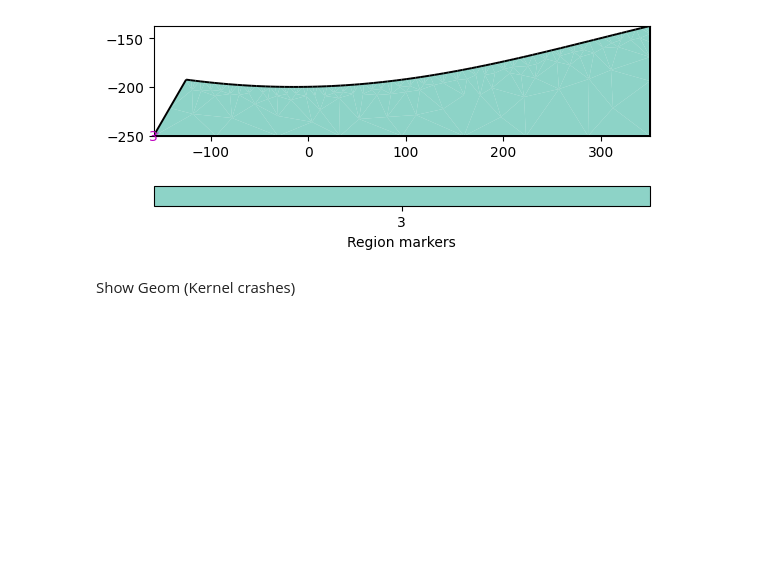
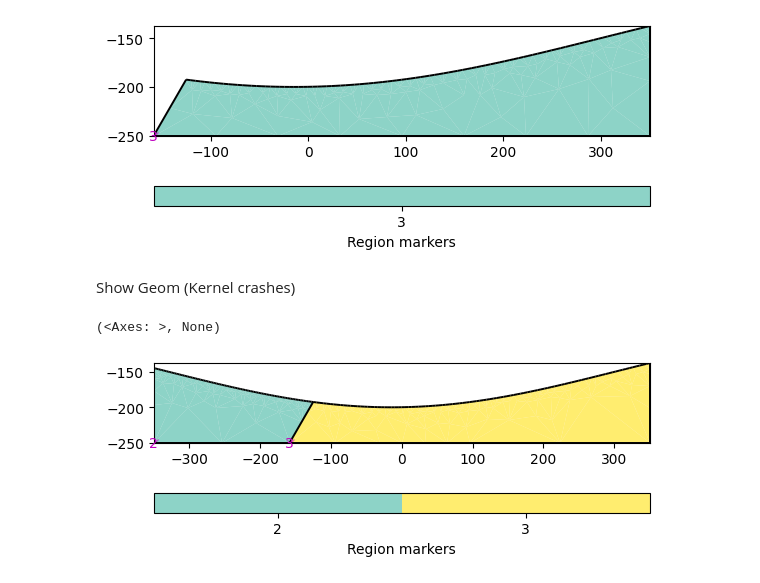
Before and after one commit to jcmefra/Aguas_Vichy, a Jupyter notebook: Modelling_complex.ipynb, the cells around one changed output. Saved outputs shown, nothing was run; the diff lists cells and outputs as text; code cells hidden in the pictures; blank space fills up the shorter version.

```diff
--- a/Modelling_complex.ipynb
+++ b/Modelling_complex.ipynb
@@ -88,7 +88,7 @@ pg.show(Floresta_fm)
 Define Cretacic Rocks
 # %%
 x_top2 = np.linspace(x1, 350, 100)
-y_top2 = -150 + 50 * np.sin((x_top-300) / 200)
+y_top2 = -150 + 50 * np.sin(((x_top2-300) / 200))
 
 Cretacic_top = np.column_stack((x_top2,y_top2))[::-1]
 Cretacic_bottom = [[x2, y2], [350, y2]]
@@ -101,5 +101,8 @@ pg.show(Cretacic_rocks)
 # %% [markdown]
 Show Geom (Kernel crashes)
 # %%
-geom3 = deposit + Floresta_fm + Cretacic_rocks
-#pg.show(geom3)
+geom3 = Floresta_fm + Cretacic_rocks
+pg.show(geom3)
+# %% [output]
+(<Axes: >, None)
+[figure, added]
```
Also changed, not shown: parts of 1 cell of this notebook, 2 other files.
